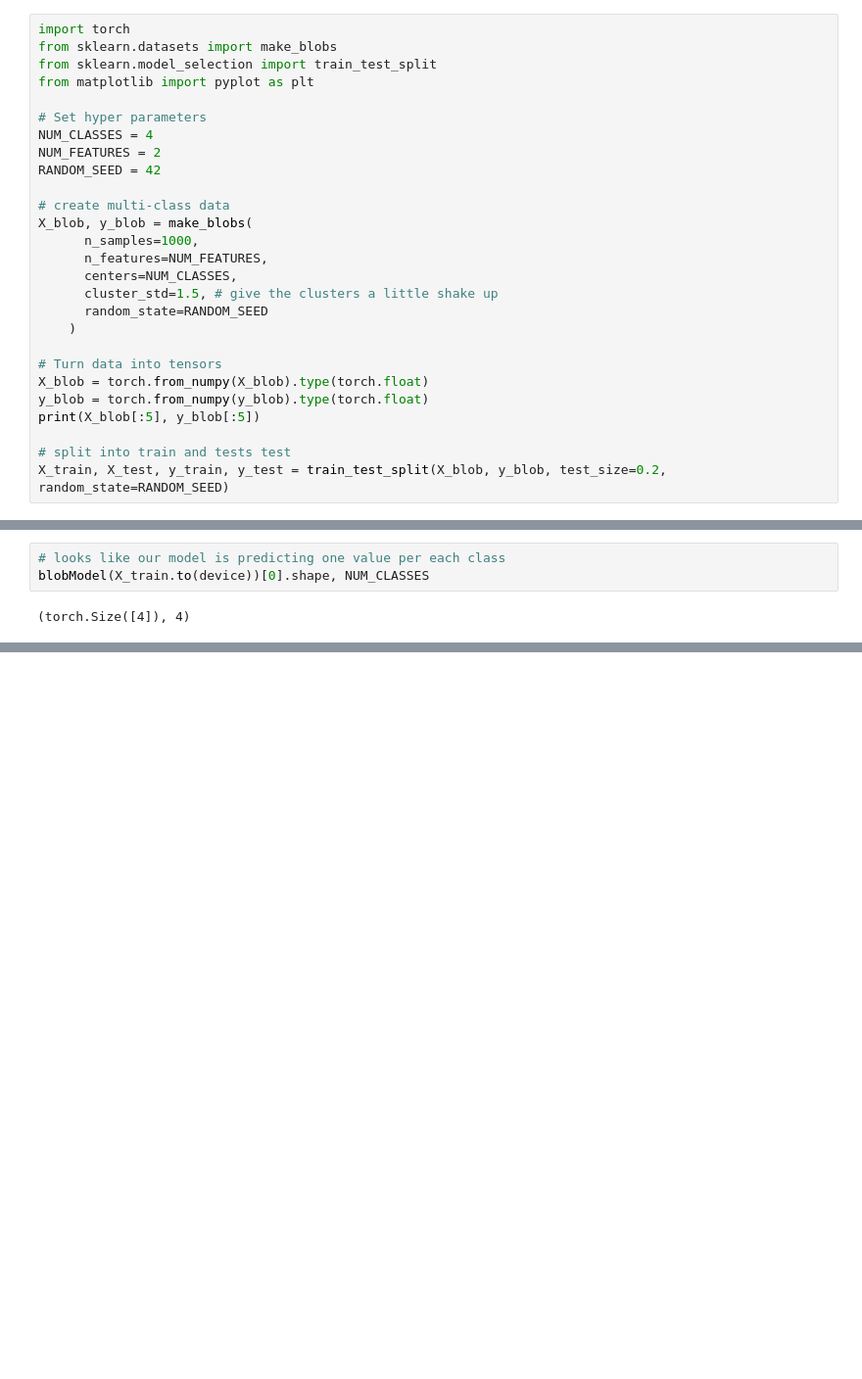
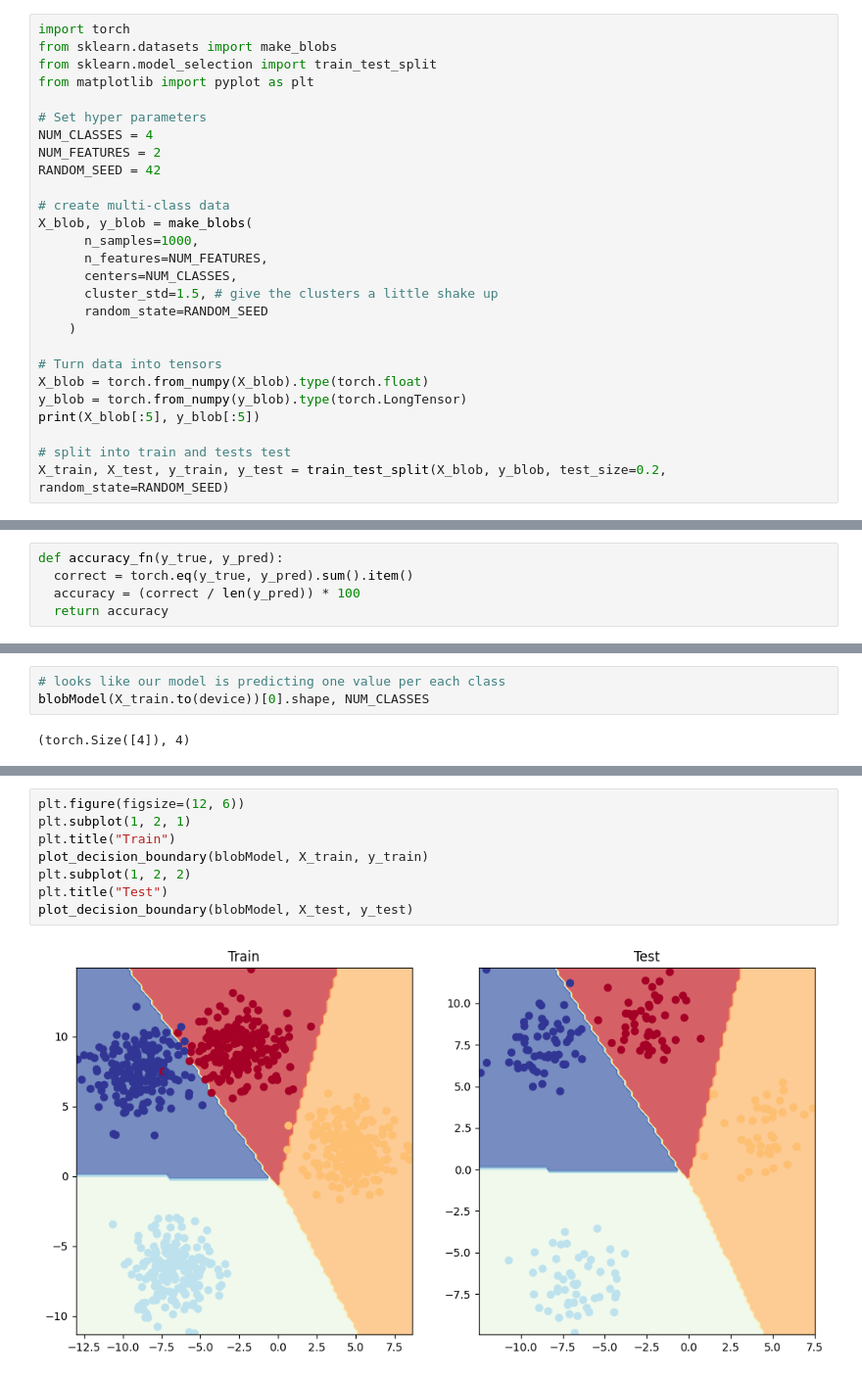
Before and after one commit to UtkarshRasal/deep_learning, a Jupyter notebook: neural_networks_multclass_classification.ipynb, the cells around one changed output, grey strips where cells are left out. Shown at 98% size. Saved outputs shown, nothing was run; the diff lists cells and outputs as text; blank space fills up the shorter version.

```diff
--- a/neural_networks_multclass_classification.ipynb
+++ b/neural_networks_multclass_classification.ipynb
@@ -33,7 +33,7 @@ X_blob, y_blob = make_blobs(
 
 # Turn data into tensors
 X_blob = torch.from_numpy(X_blob).type(torch.float)
-y_blob = torch.from_numpy(y_blob).type(torch.float)
+y_blob = torch.from_numpy(y_blob).type(torch.LongTensor)
 print(X_blob[:5], y_blob[:5])
 
 # split into train and tests test
@@ -98,6 +98,11 @@ BlobModel(
 # %%
 loss_fn = nn.CrossEntropyLoss() # CrossEntropyLoss function is used for multi-class classification
 optimizer = torch.optim.SGD(params=blobModel.parameters(), lr=0.1)
+# %%
+def accuracy_fn(y_true, y_pred):
+  correct = torch.eq(y_true, y_pred).sum().item()
+  accuracy = (correct / len(y_pred)) * 100
+  return accuracy
 # %% [markdown]
 ### 4) Getting prediction probabilities
 # %%
@@ -141,0 +231,10 @@ tensor(1.0000, grad_fn=<SumBackward0>)
+# %%
+plt.figure(figsize=(12, 6))
+plt.subplot(1, 2, 1)
+plt.title("Train")
+plot_decision_boundary(blobModel, X_train, y_train)
+plt.subplot(1, 2, 2)
+plt.title("Test")
+plot_decision_boundary(blobModel, X_test, y_test)
+# %% [output]
+[figure, added]
```
Also changed, not shown: parts of 8 cells of this notebook.
